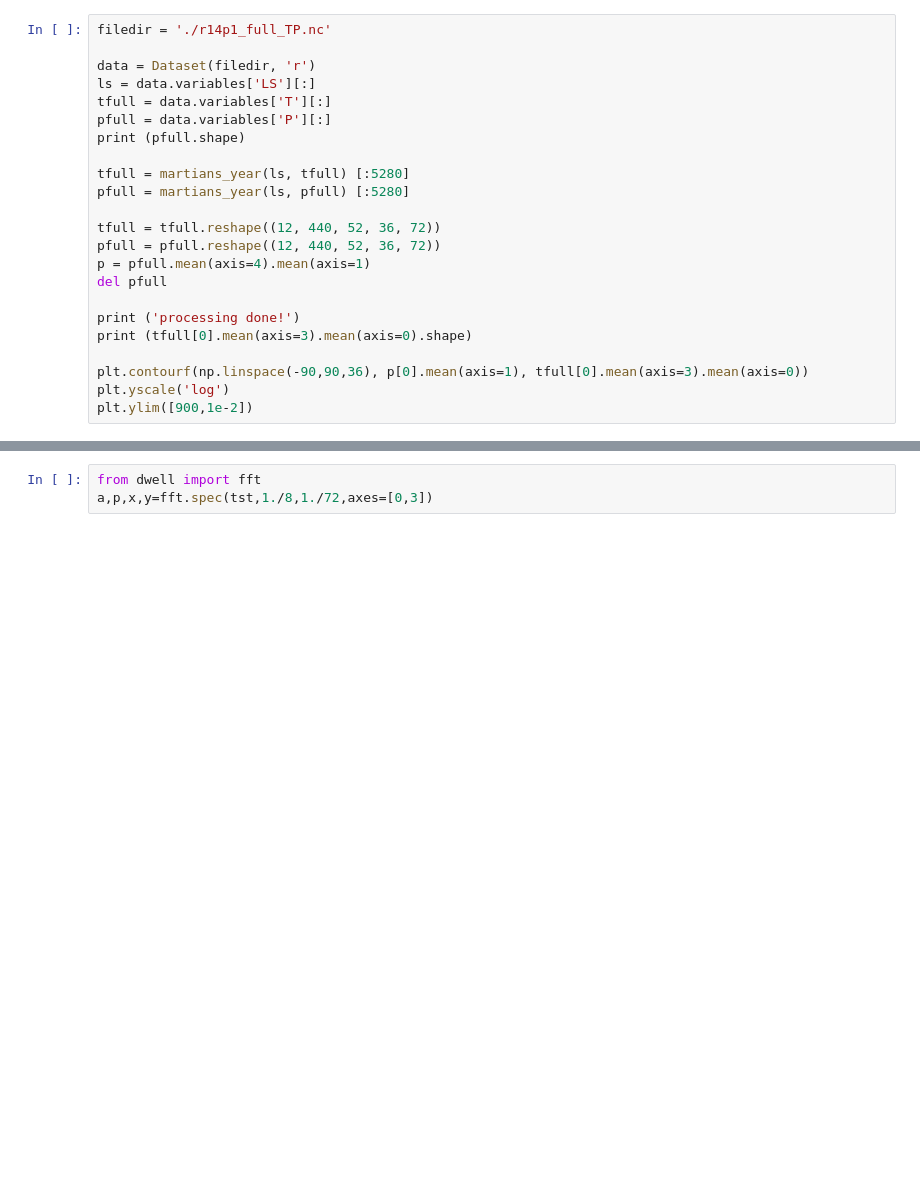
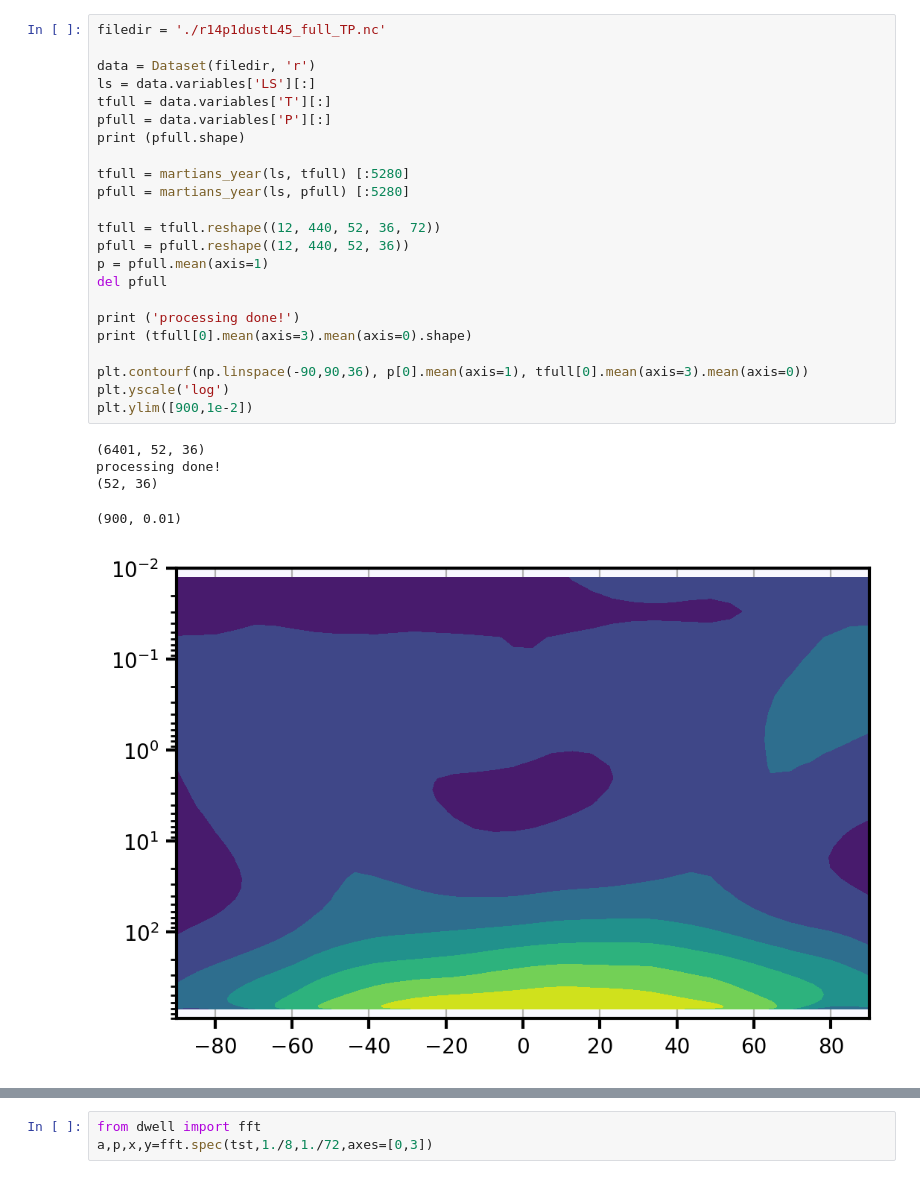
Before and after one commit to sokvisal/marswrf, a Jupyter notebook: fullfield_temperature_filtered.ipynb, the cells around one changed output, grey strips where cells are left out. Cells and saved outputs as stored; diff of their text form; blank space fills up the shorter version.

```diff
--- a/fullfield_temperature_filtered.ipynb
+++ b/fullfield_temperature_filtered.ipynb
@@ -102,28 +102,34 @@ def zonal_plt_monthly(ydata, ls, data, title, level=12, norm=False, cmap=None):
 # %% [output]
 test
 # %%
-filedir = './r14p1_full_TP.nc'
+filedir = './r14p1dustL45_full_TP.nc'
 
 data = Dataset(filedir, 'r')
 ls = data.variables['LS'][:]
 tfull = data.variables['T'][:]
 pfull = data.variables['P'][:]
 print (pfull.shape)
 
 tfull = martians_year(ls, tfull) [:5280]
 pfull = martians_year(ls, pfull) [:5280]
 
 tfull = tfull.reshape((12, 440, 52, 36, 72))
-pfull = pfull.reshape((12, 440, 52, 36, 72))
-p = pfull.mean(axis=4).mean(axis=1)
+pfull = pfull.reshape((12, 440, 52, 36))
+p = pfull.mean(axis=1)
 del pfull
 
 print ('processing done!')
 print (tfull[0].mean(axis=3).mean(axis=0).shape)
 
 plt.contourf(np.linspace(-90,90,36), p[0].mean(axis=1), tfull[0].mean(axis=3).mean(axis=0))
 plt.yscale('log')
 plt.ylim([900,1e-2])
+# %% [output]
+(6401, 52, 36)
+processing done!
+(52, 36)
+(900, 0.01)
+[figure, added]
 # %%
 tmpPress = np.linspace(0,1,52)
 lat = np.linspace(-90,90,36)
```
Also changed, not shown: parts of 8 cells of this notebook.
